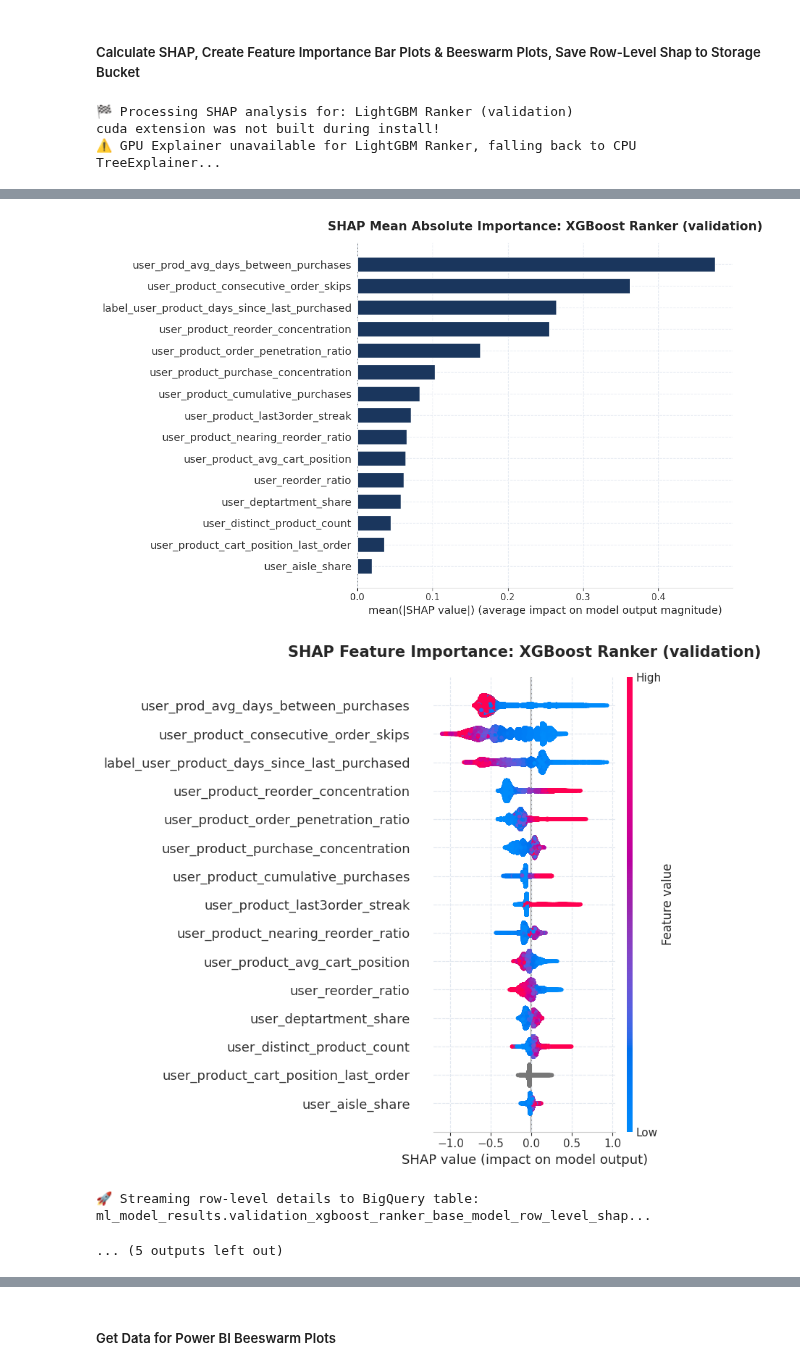
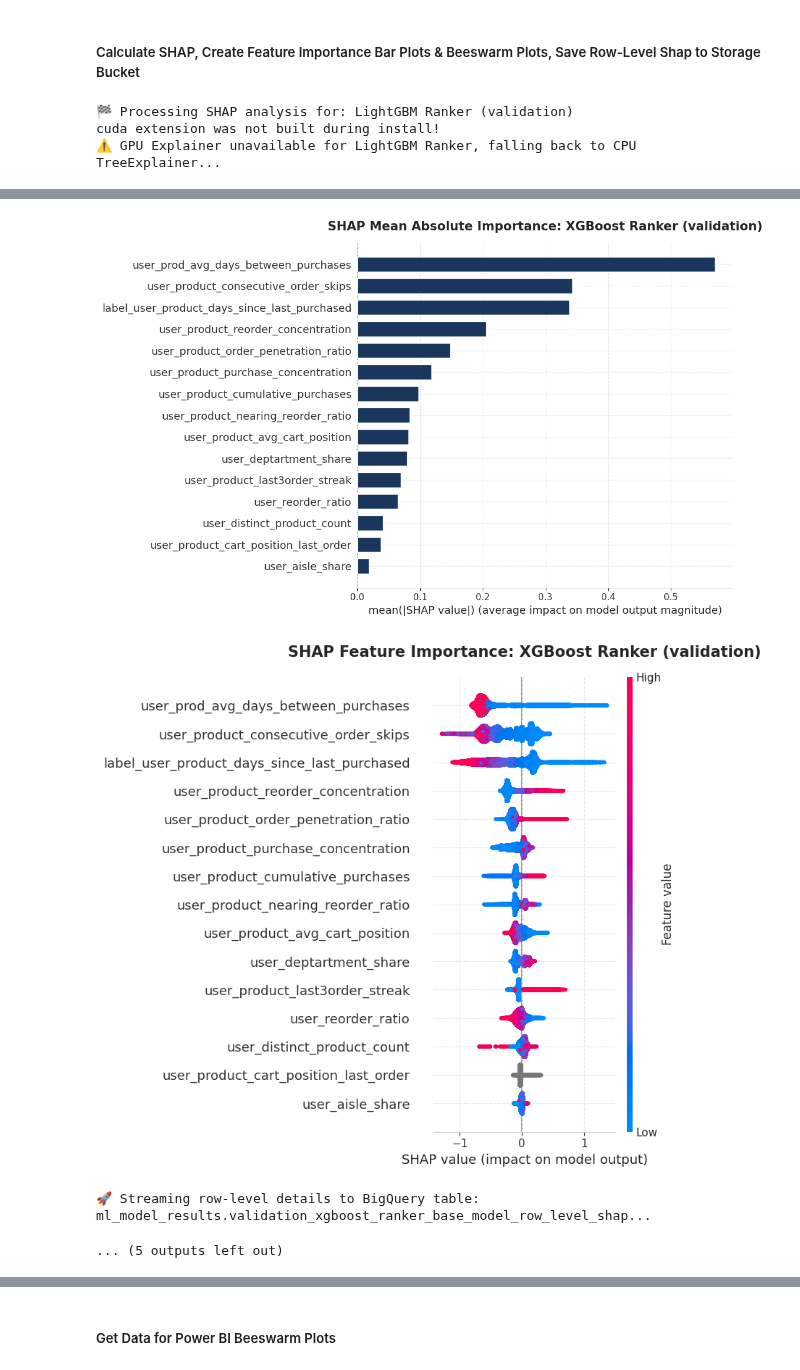
Before and after one commit to Jason-Handerhan/Kaggle-Instacart-Reorder-Engine-Portfolio-Project, a Jupyter notebook: Notebooks/evaluation/model_evaluation.ipynb, the cells around one changed output, grey strips where cells are left out. Cells and saved outputs as stored; diff of their text form; code cells hidden in the pictures.

```diff
--- a/Notebooks/evaluation/model_evaluation.ipynb
+++ b/Notebooks/evaluation/model_evaluation.ipynb
@@ -777,7 +761,7 @@ get_barplots(test_results, dataset_name="test")
 ##### Calculate SHAP, Create Feature Importance Bar Plots & Beeswarm Plots, Save Row-Level Shap to Storage Bucket
 # %%
 #Validation
-val_power_bi_shap_barplots= get_shap_plots(models, val_df, feature_list, project_id, model_mapping, feature_display_mapping, dataset_split='validation', sample_size=200000)
+val_power_bi_shap_barplots= get_shap_plots(models, val_df, feature_list, project_id, model_mapping, feature_display_mapping, dataset_split='validation', sample_size=150000)
 # %% [output]
 🏁 Processing SHAP analysis for: LightGBM Ranker (validation)
 cuda extension was not built during install!
@@ -798,6 +782,6 @@ cuda extension was not built during install!
 🏁 Processing SHAP analysis for: XGBoost Ranker (validation)
-[figure, old version]
+[figure, new version]
-[figure, old version]
+[figure, new version]
 🚀 Streaming row-level details to BigQuery table: ml_model_results.validation_xgboost_ranker_base_model_row_level_shap...
 ... (5 outputs left out)
 # %%
```
Also changed, not shown: parts of 14 cells of this notebook, 1 other file.
